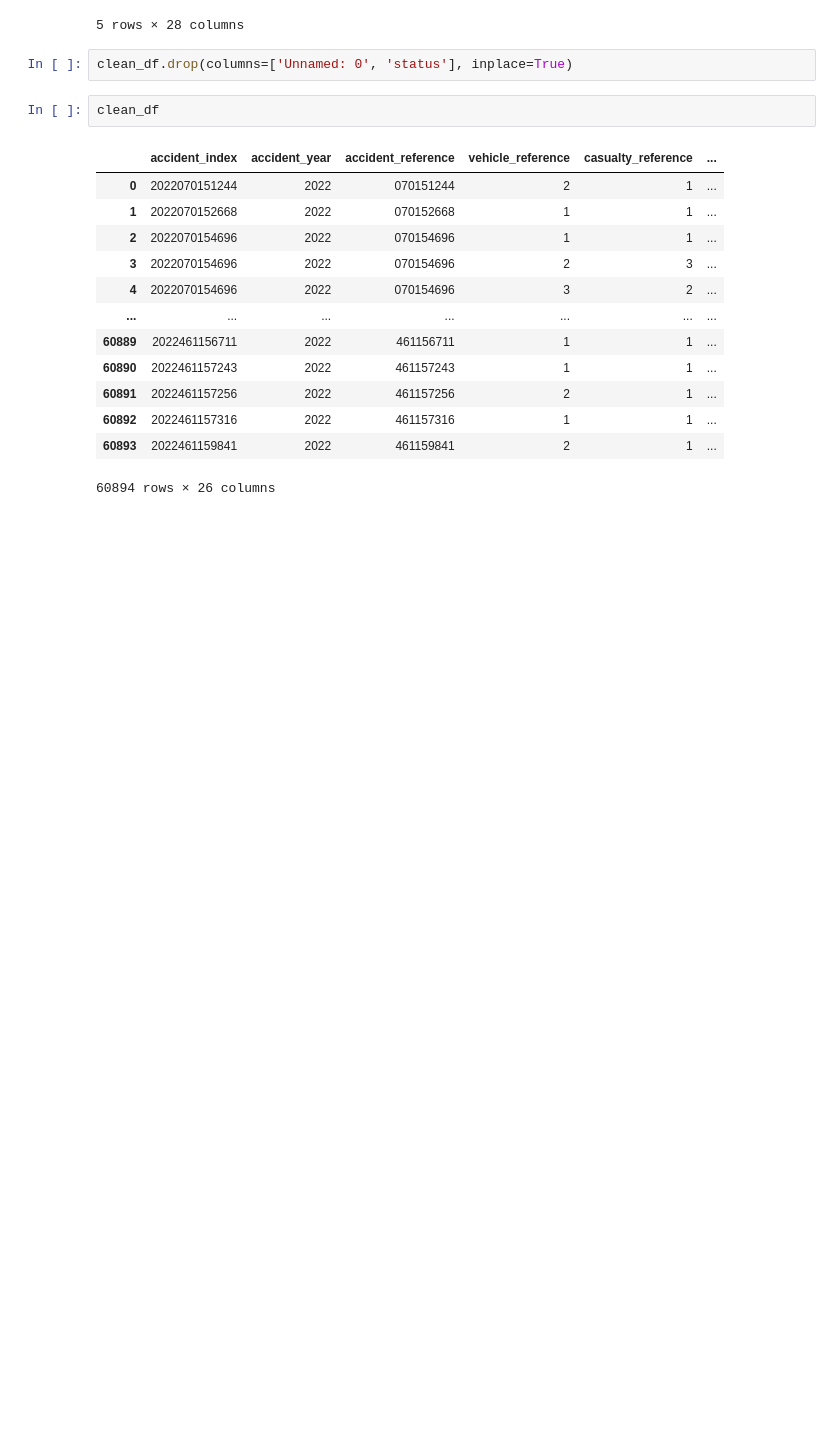
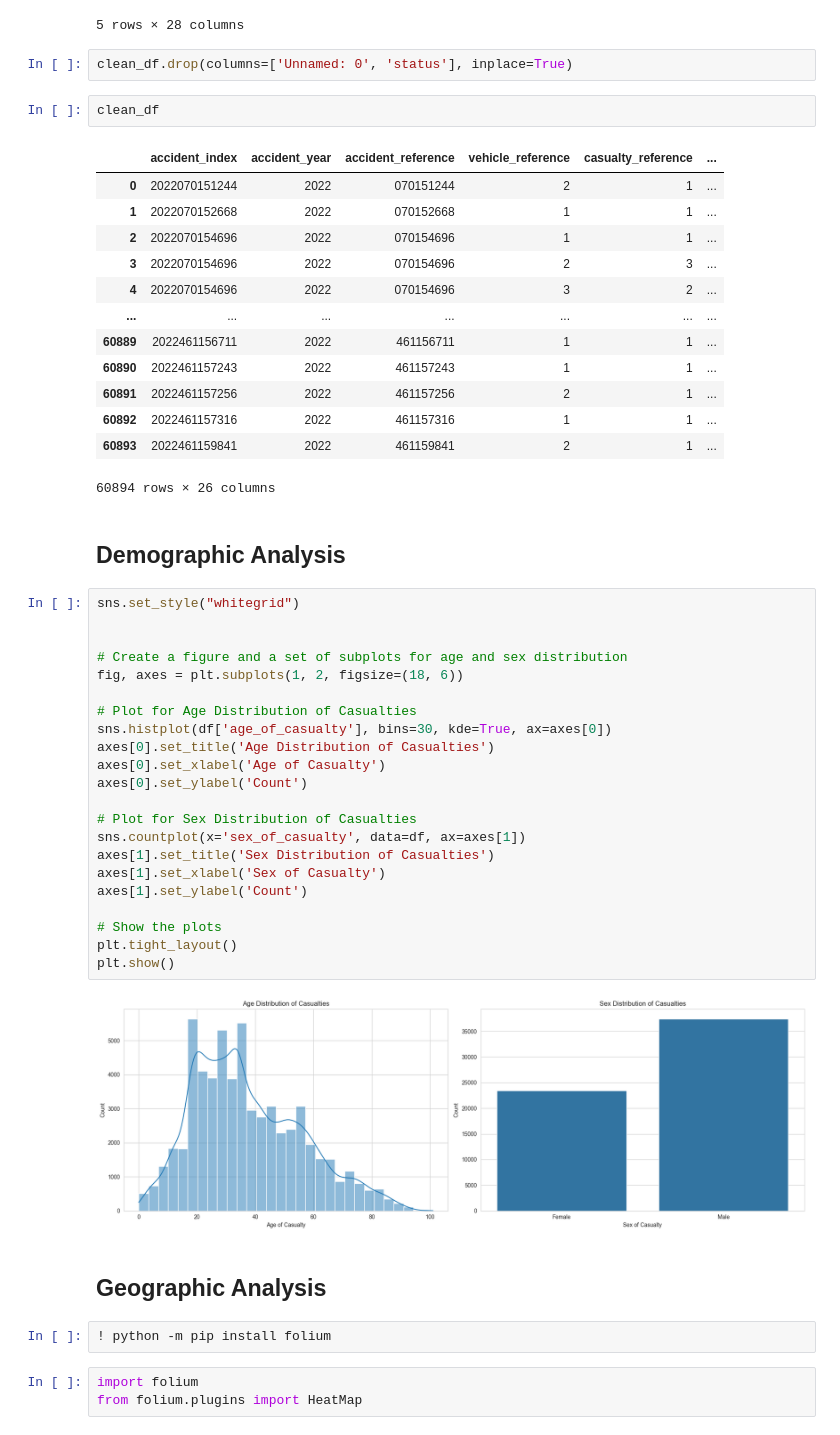
Before and after one commit to ArmanAghania/Road-Casualty-Statistics-and-Analysis, a Jupyter notebook: analysis.ipynb, the cells around one changed output. Cells and saved outputs as stored; diff of their text form; blank space fills up the shorter version.

Commit message:
Analysis

```diff
--- a/analysis.ipynb
+++ b/analysis.ipynb
@@ -1152,3 +1152,36 @@ clean_df
 | 60892 | 2022461157316 | 2022 | 461157316 | 1 | 1 | ... |
 | 60893 | 2022461159841 | 2022 | 461159841 | 2 | 1 | ... |
 60894 rows × 26 columns
+# %% [markdown]
+## Demographic Analysis
+# %%
+sns.set_style("whitegrid")
+
+
+# Create a figure and a set of subplots for age and sex distribution
+fig, axes = plt.subplots(1, 2, figsize=(18, 6))
+
+# Plot for Age Distribution of Casualties
+sns.histplot(df['age_of_casualty'], bins=30, kde=True, ax=axes[0])
+axes[0].set_title('Age Distribution of Casualties')
+axes[0].set_xlabel('Age of Casualty')
+axes[0].set_ylabel('Count')
+
+# Plot for Sex Distribution of Casualties
+sns.countplot(x='sex_of_casualty', data=df, ax=axes[1])
+axes[1].set_title('Sex Distribution of Casualties')
+axes[1].set_xlabel('Sex of Casualty')
+axes[1].set_ylabel('Count')
+
+# Show the plots
+plt.tight_layout()
+plt.show()
+# %% [output]
+[figure, added]
+# %% [markdown]
+## Geographic Analysis
+# %%
+! python -m pip install folium
+# %%
+import folium
+from folium.plugins import HeatMap
```
Also changed, not shown: parts of 6 cells of this notebook, 1 other file.
